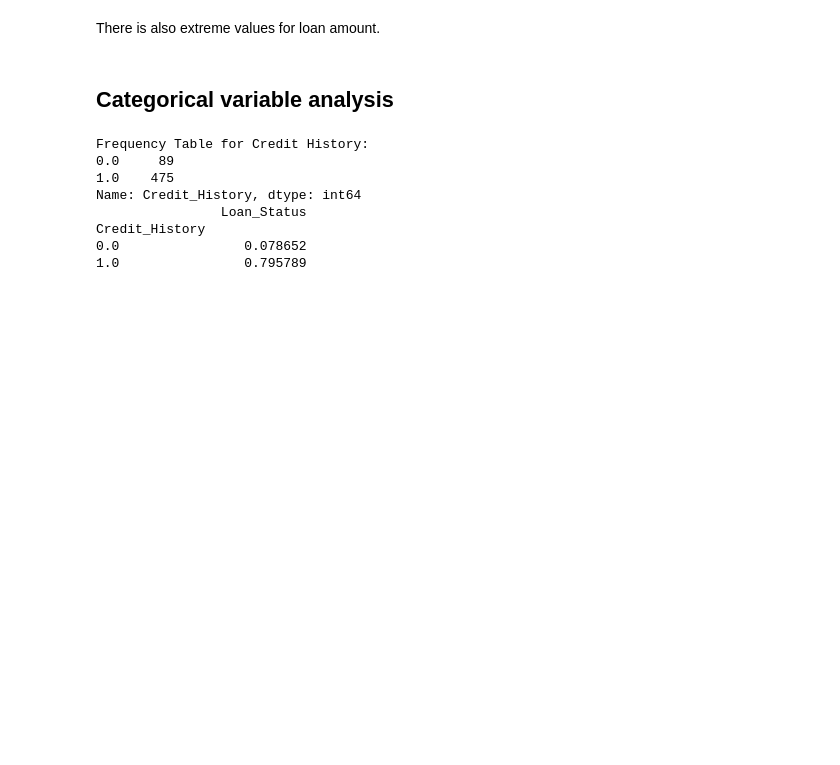
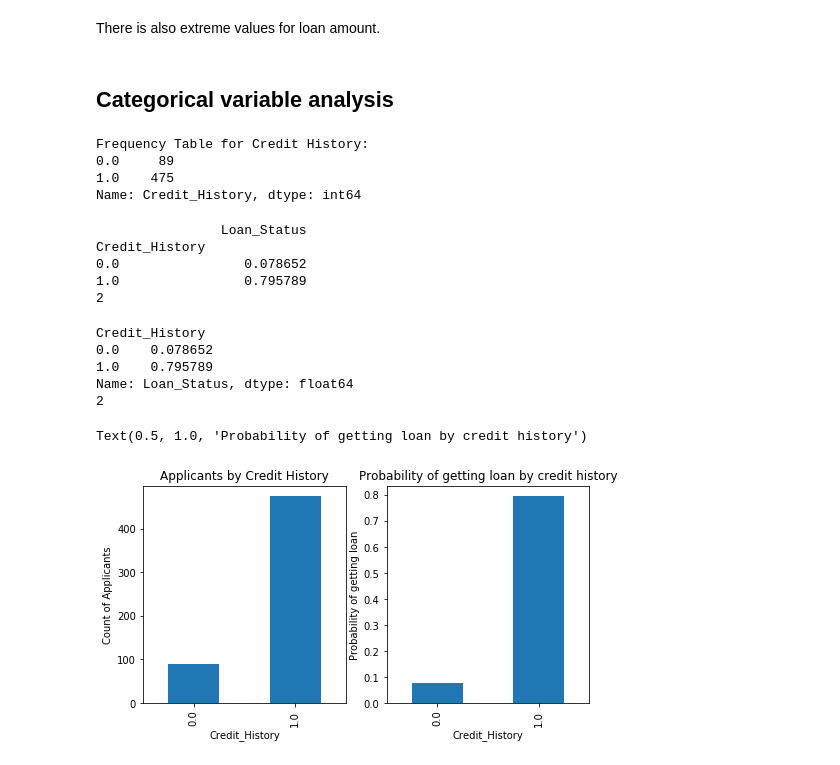
Before and after one commit to ibacaraujo/learning-path-data-scientist, a Jupyter notebook: introduction_pandas_numpy_part1.ipynb, the cells around one changed output. Saved outputs shown, nothing was run; the diff lists cells and outputs as text; code cells hidden in the pictures; blank space fills up the shorter version.

Commit message:
Conclude introduction_pandas_numpy_part1.ipynb

```diff
--- a/introduction_pandas_numpy_part1.ipynb
+++ b/introduction_pandas_numpy_part1.ipynb
@@ -106,25 +106,44 @@ temp2 = df.pivot_table(values='Loan_Status',index=['Credit_History'],aggfunc=lam
 # %%
 print('Frequency Table for Credit History:')
 print(temp1)
-print(temp2)
 # %% [output]
 Frequency Table for Credit History:
 0.0     89
 1.0    475
 Name: Credit_History, dtype: int64
-                Loan_Status
-Credit_History
-0.0                0.078652
-1.0                0.795789
+# %%
+print(temp2)
+print(temp2.size)
+# %% [output]
+                Loan_Status
+Credit_History
+0.0                0.078652
+1.0                0.795789
+2
+# %%
+# https://stackoverflow.com/questions/50013162/subplotting-pandas-pivot-table-into-matplotlib-figure-creates-a-new-figure
+temp2 = temp2.squeeze()
+# %%
+print(temp2)
+print(temp2.size)
+# %% [output]
+Credit_History
+0.0    0.078652
+1.0    0.795789
+Name: Loan_Status, dtype: float64
+2
 # %%
 fig = plt.figure(figsize=(8,4))
 ax1 = fig.add_subplot(121)
 ax1.set_xlabel('Credit_History')
 ax1.set_ylabel('Count of Applicants')
-ax1.set_title('Applicatns by Credit History')
+ax1.set_title('Applicants by Credit History')
 temp1.plot(kind='bar')
 ax2 = fig.add_subplot(122)
 temp2.plot(kind='bar')
 ax2.set_xlabel('Credit_History')
 ax2.set_ylabel('Probability of getting loan')
 ax2.set_title('Probability of getting loan by credit history')
+# %% [output]
+Text(0.5, 1.0, 'Probability of getting loan by credit history')
+[figure, added]
```
Also changed, not shown: parts of 15 cells of this notebook.
